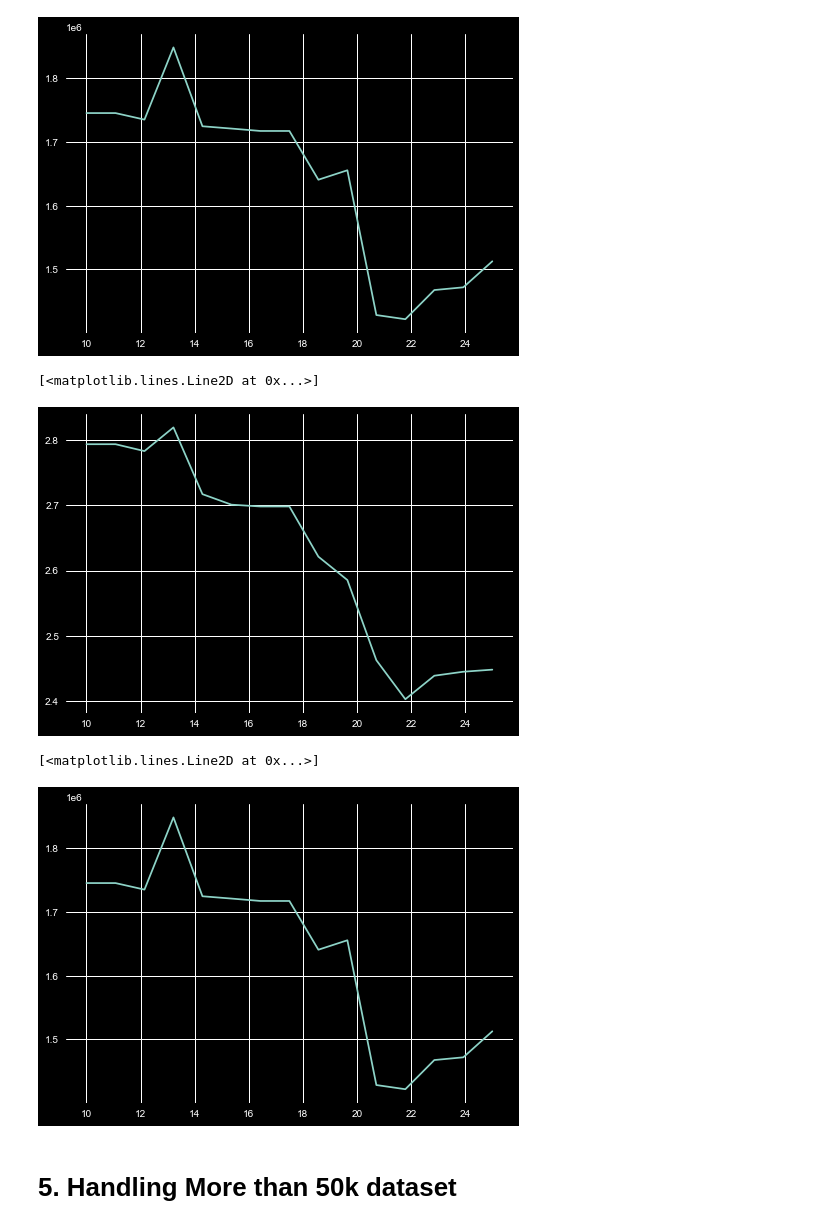
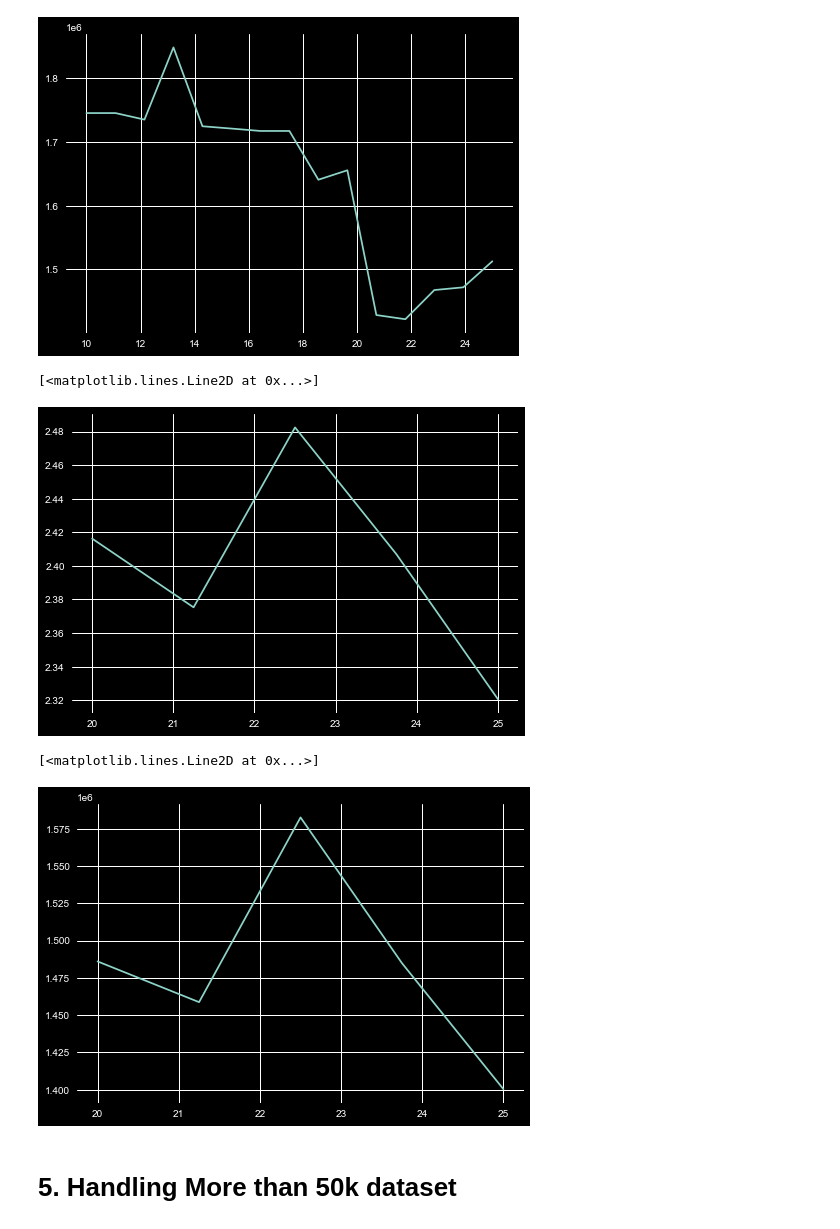
Before and after one commit to PritishWadhwa/ML-Assignments, a Jupyter notebook: Assignment3/Q1.ipynb, the cells around one changed output. Drawn from its saved outputs; the diff is of its cells as text; code cells hidden in the pictures.

```diff
--- a/Assignment3/Q1.ipynb
+++ b/Assignment3/Q1.ipynb
@@ -238,6 +306,7 @@ for i in preprocessedPopulation.columns:
 for i in preprocessedPopulation.columns:
     if preprocessedPopulation[i].dtype == 'int64' and len(preprocessedPopulation[i].unique()) > 6:
         finalbins = np.linspace(preprocessedPopulation[i].min(), preprocessedPopulation[i].max(), 6)
+        finalBuckets[i] = finalbins
         finalLabels = []
         for j in range(0, len(finalbins)-1):
             # finalLabels.append((finalbins[j] + finalbins[j+1])/2)
@@ -302,10 +371,13 @@ Name: AAGE, Length: 199523, dtype: category
 Categories (5, object): ['0-18' < '18-36' < '36-54' < '54-72' < '72-90']
 # %%
 finalPopulationData = pd.DataFrame()
+# %%
+oneHotColumns = {}
 # %%
 for itr in tqdm(range(len(preprocessedPopulation.columns))):
     i = preprocessedPopulation.columns[itr]
     ohtVector = pd.get_dummies(preprocessedPopulation[i], sparse=True, drop_first=False)
+    oneHotColumns[i] = ohtVector.columns
     for j in ohtVector.columns:
         finalPopulationData[str(i) + '_' + str(j)] = ohtVector[j]
 # %%
@@ -475,10 +547,10 @@ def getAvgDist(clusters, medians, dataPts):
 # %%
 losses = []
 avgDist = []
-for j in tqdm(range(10, 25)):
+for j in tqdm(range(20, 25)):
     initCenter = []
     for i in range(j):
-        initCenter.append(finalData.sample(n=1).iloc[0])
+        initCenter.append(finalData.sample(n=1, random_state=10*i).iloc[0])
     kmed = kmedians(data=finalData, number_clusters=j,
                     initial_medians=initCenter)
     kmed.process()
@@ -488,12 +560,12 @@ for j in tqdm(range(10, 25)):
     losses.append(kmedians.get_total_wce(kmed))
     avgDist.append(getAvgDist(clusters, medians, dataPts))
 # %%
-plt.plot(np.linspace(10, 25, len(avgDist)), avgDist)
+plt.plot(np.linspace(20, 25, len(avgDist)), avgDist)
 # %% [output]
 [<matplotlib.lines.Line2D at 0x...>]
-[figure, old version]
+[figure, new version]
 # %%
-plt.plot(np.linspace(10, 25, len(losses)), losses)
+plt.plot(np.linspace(20, 25, len(losses)), losses)
 # %% [output]
 [<matplotlib.lines.Line2D at 0x...>]
-[figure, old version]
+[figure, new version]
```
Also changed, not shown: parts of 103 cells of this notebook, 2 other files.
